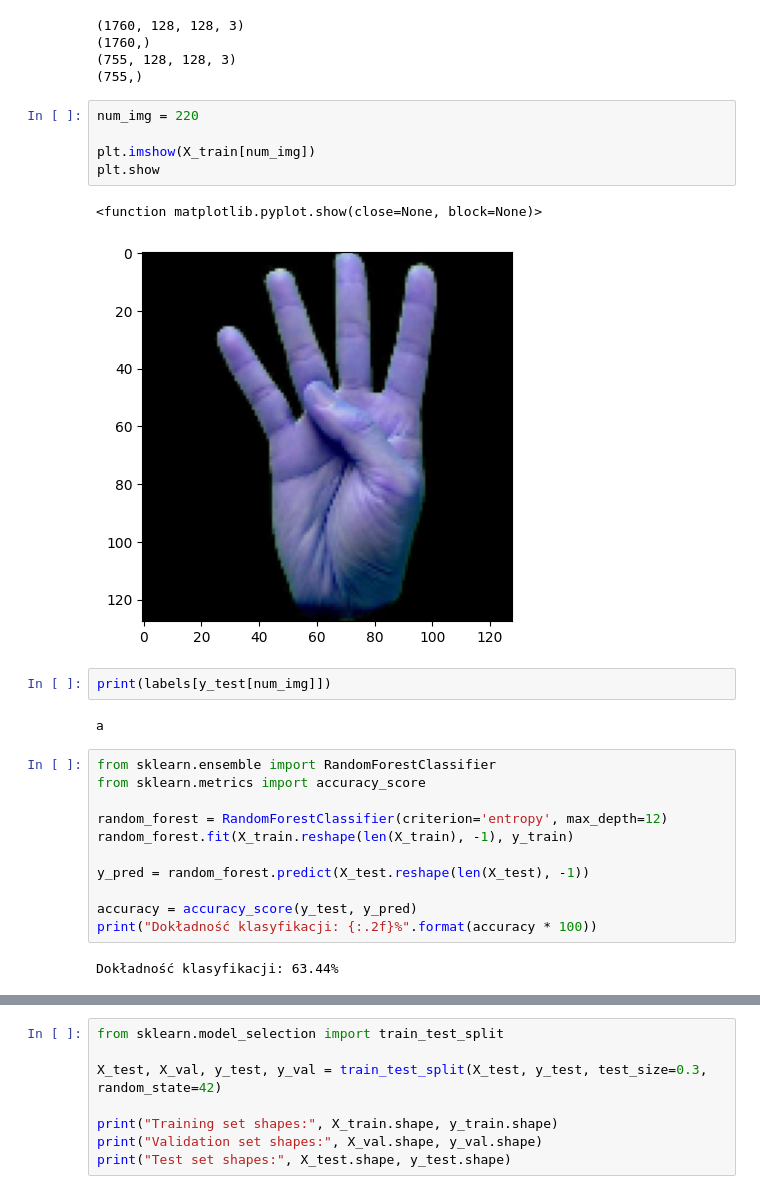
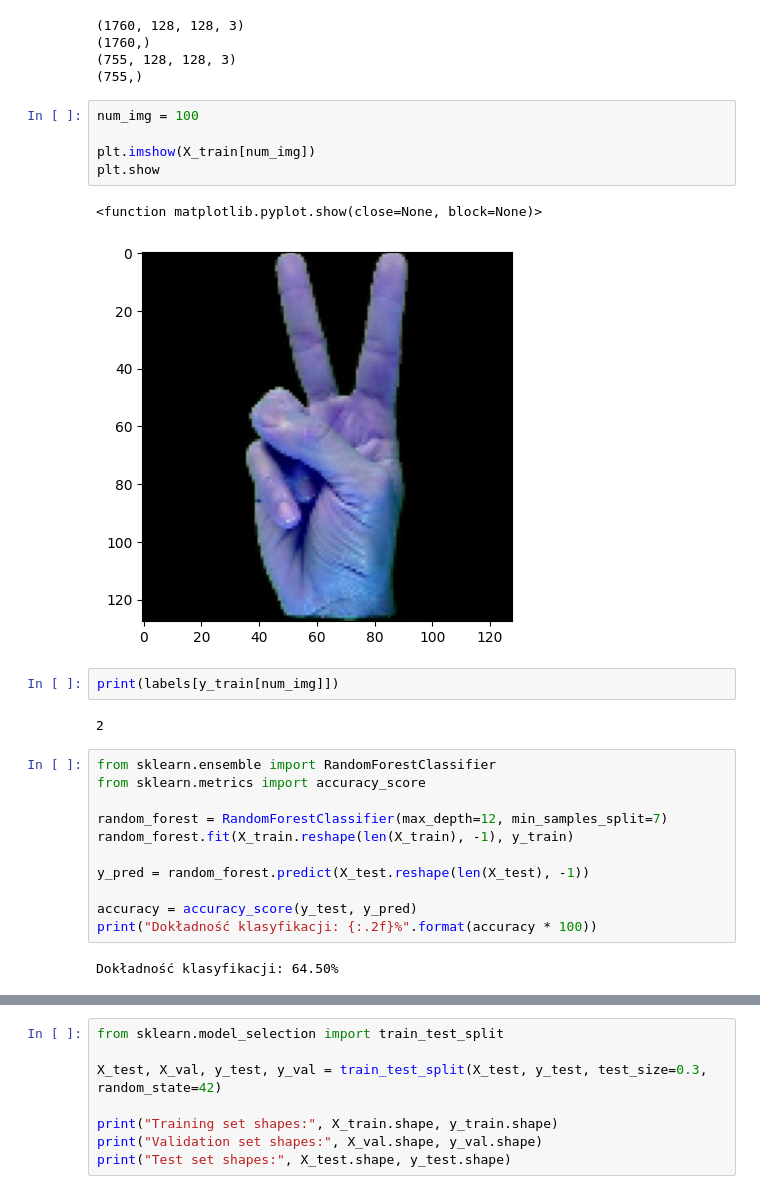
Before and after one commit to MichalinaH/DataScienceStudies, a Jupyter notebook: WUM/asl_image_classification_CNN.ipynb, the cells around one changed output, grey strips where cells are left out. Saved outputs shown, nothing was run; the diff lists cells and outputs as text.

```diff
--- a/WUM/asl_image_classification_CNN.ipynb
+++ b/WUM/asl_image_classification_CNN.ipynb
@@ -77,22 +77,22 @@ print(y_test.shape)
 (755, 128, 128, 3)
 (755,)
 # %%
-num_img = 220
+num_img = 100
 
 plt.imshow(X_train[num_img])
 plt.show
 # %% [output]
 <function matplotlib.pyplot.show(close=None, block=None)>
-[figure, old version]
+[figure, new version]
 # %%
-print(labels[y_test[num_img]])
+print(labels[y_train[num_img]])
 # %% [output]
-a
+2
 # %%
 from sklearn.ensemble import RandomForestClassifier
 from sklearn.metrics import accuracy_score
 
-random_forest = RandomForestClassifier(criterion='entropy', max_depth=12)
+random_forest = RandomForestClassifier(max_depth=12, min_samples_split=7)
 random_forest.fit(X_train.reshape(len(X_train), -1), y_train)
 
 y_pred = random_forest.predict(X_test.reshape(len(X_test), -1))
@@ -100,4 +100,4 @@ y_pred = random_forest.predict(X_test.reshape(len(X_test), -1))
 accuracy = accuracy_score(y_test, y_pred)
 print("Dokładność klasyfikacji: {:.2f}%".format(accuracy * 100))
 # %% [output]
-Dokładność klasyfikacji: 63.44%
+Dokładność klasyfikacji: 64.50%
```
Also changed, not shown: parts of 11 cells of this notebook.
